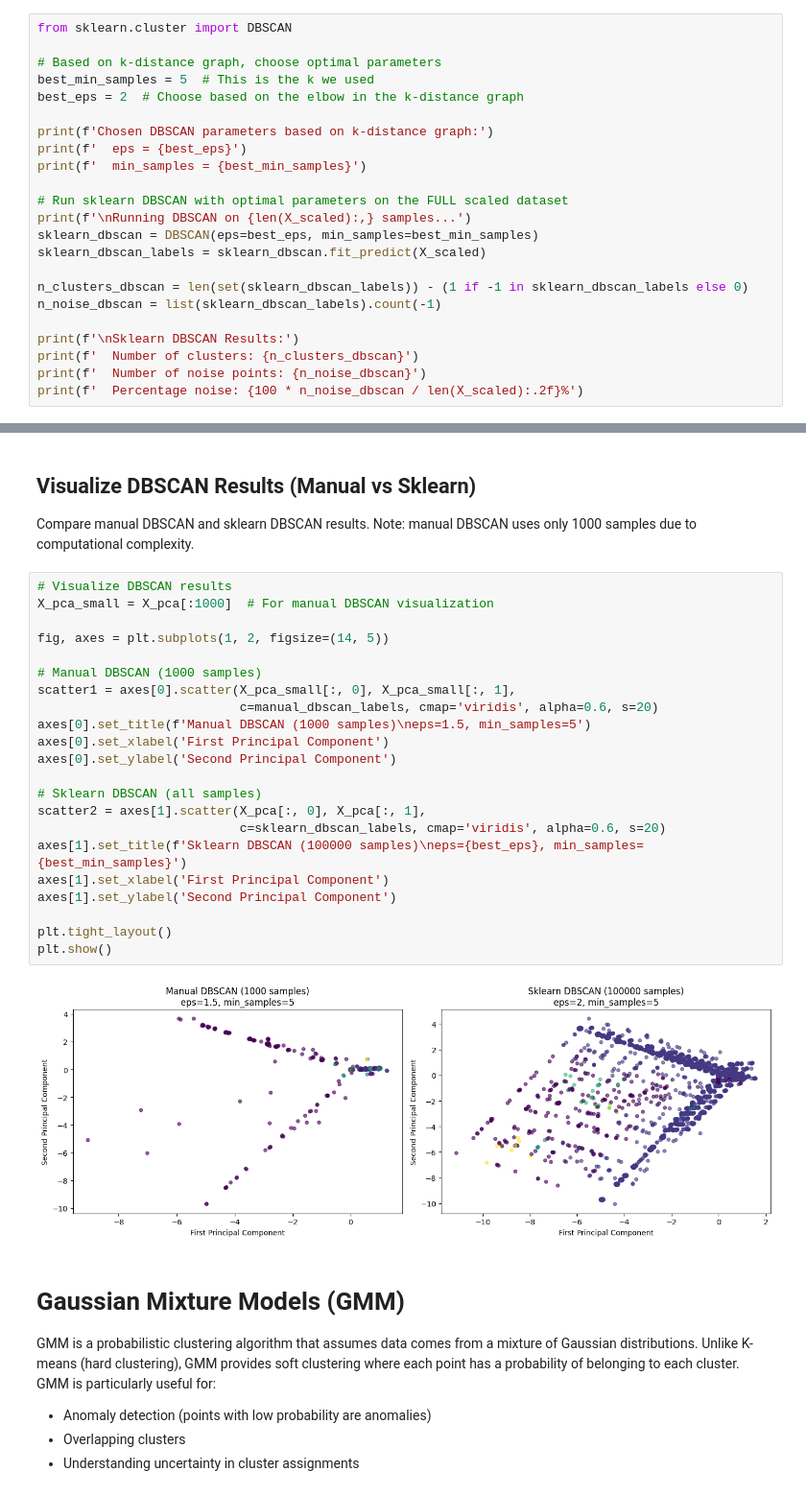
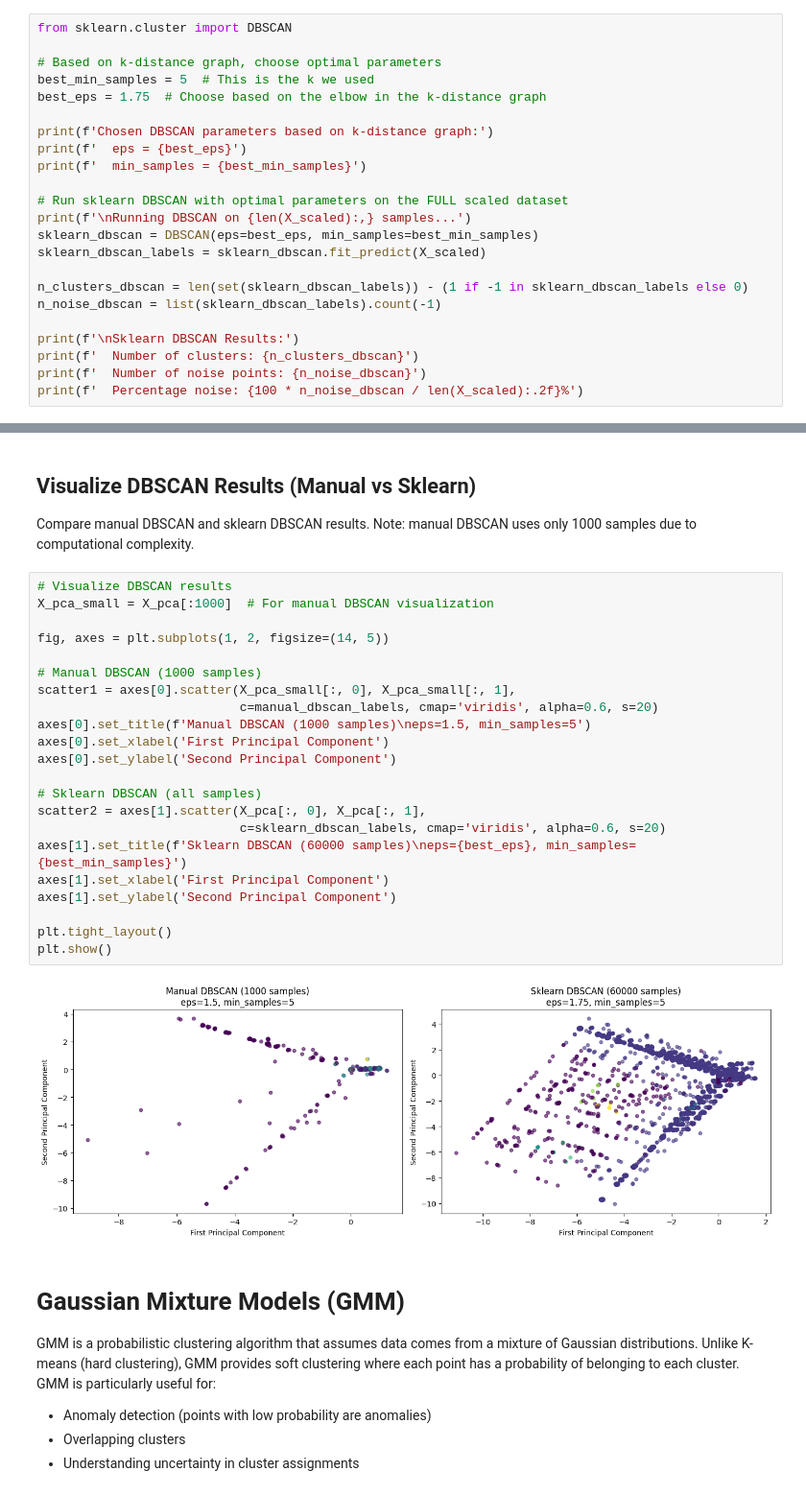
Before and after one commit to Mazen-Elsayed/Anti-Money-Laundering-AML-Detection-System, a Jupyter notebook: notebooks/01_EDA.ipynb, the cells around one changed output, grey strips where cells are left out. Shown at 96% size. Drawn from its saved outputs; the diff is of its cells as text.

```diff
--- a/notebooks/01_EDA.ipynb
+++ b/notebooks/01_EDA.ipynb
@@ -642,7 +640,7 @@ from sklearn.cluster import DBSCAN
 
 # Based on k-distance graph, choose optimal parameters
 best_min_samples = 5  # This is the k we used
-best_eps = 2  # Choose based on the elbow in the k-distance graph
+best_eps = 1.75  # Choose based on the elbow in the k-distance graph
 
 print(f'Chosen DBSCAN parameters based on k-distance graph:')
 print(f'  eps = {best_eps}')
@@ -798,27 +789,27 @@ Compare manual DBSCAN and sklearn DBSCAN results. Note: manual DBSCAN uses only
 # %%
 # Visualize DBSCAN results
 X_pca_small = X_pca[:1000]  # For manual DBSCAN visualization
 
 fig, axes = plt.subplots(1, 2, figsize=(14, 5))
 
 # Manual DBSCAN (1000 samples)
 scatter1 = axes[0].scatter(X_pca_small[:, 0], X_pca_small[:, 1],
                            c=manual_dbscan_labels, cmap='viridis', alpha=0.6, s=20)
 axes[0].set_title(f'Manual DBSCAN (1000 samples)\neps=1.5, min_samples=5')
 axes[0].set_xlabel('First Principal Component')
 axes[0].set_ylabel('Second Principal Component')
 
 # Sklearn DBSCAN (all samples)
 scatter2 = axes[1].scatter(X_pca[:, 0], X_pca[:, 1],
                            c=sklearn_dbscan_labels, cmap='viridis', alpha=0.6, s=20)
-axes[1].set_title(f'Sklearn DBSCAN (100000 samples)\neps={best_eps}, min_samples={best_min_samples}')
+axes[1].set_title(f'Sklearn DBSCAN (60000 samples)\neps={best_eps}, min_samples={best_min_samples}')
 axes[1].set_xlabel('First Principal Component')
 axes[1].set_ylabel('Second Principal Component')
 
 plt.tight_layout()
 plt.show()
 # %% [output]
-[figure, old version]
+[figure, new version]
 # %% [markdown]
 # Gaussian Mixture Models (GMM)
 
```
Also changed, not shown: parts of 21 cells of this notebook, 13 other files.
